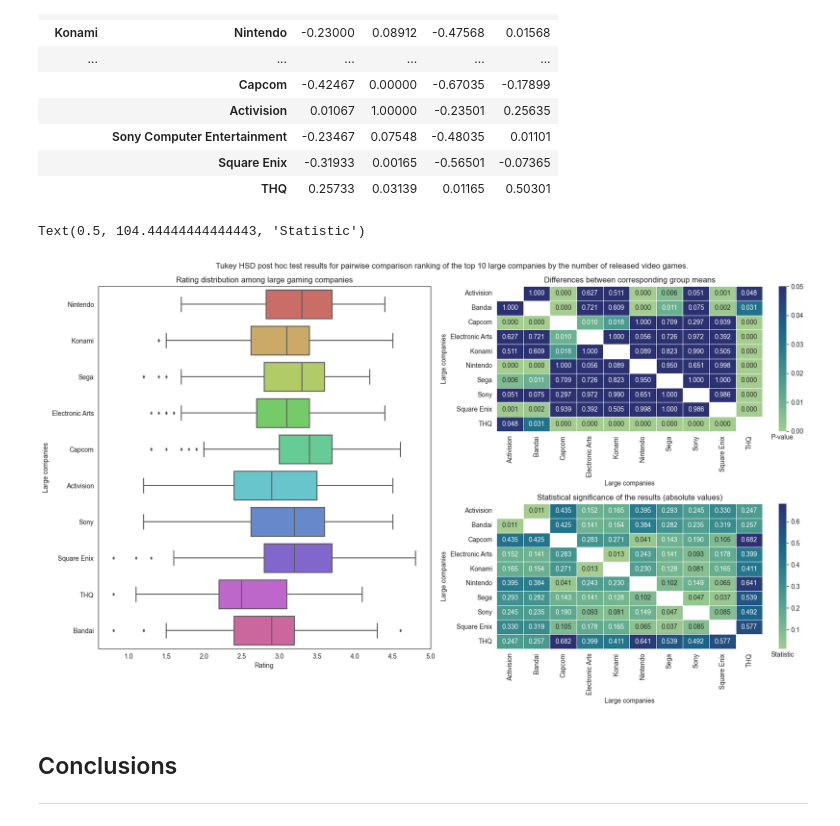
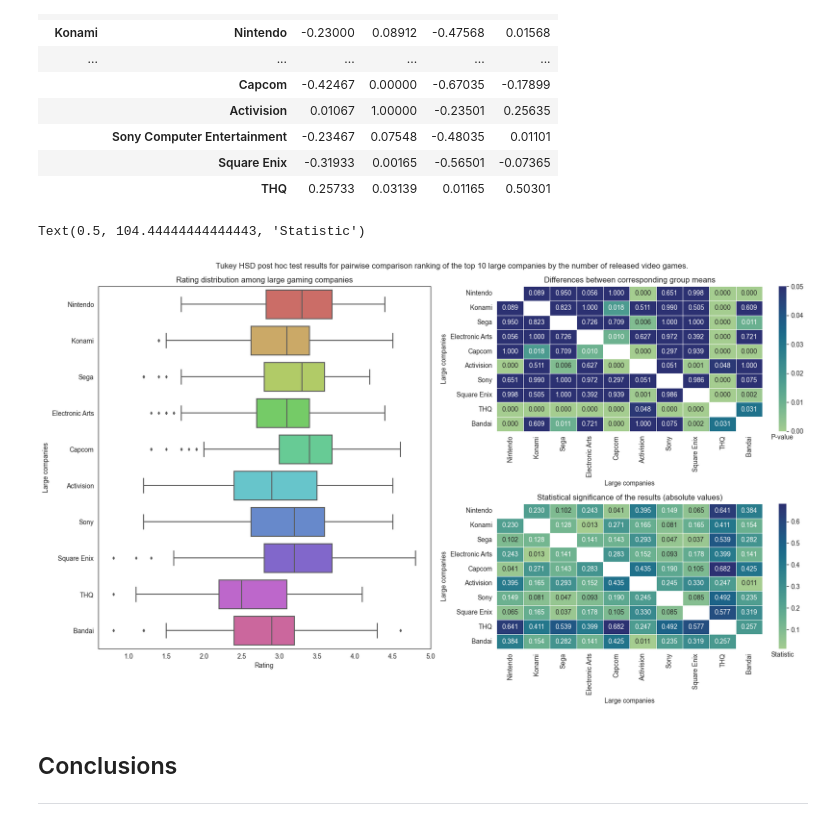
Before and after one commit to GSimonX37/video-games, a Jupyter notebook: notebooks/backloggd_sda.ipynb, the cells around one changed output. Drawn from its saved outputs; the diff is of its cells as text; code cells hidden in the pictures.

Commit message:
File backloggd_sda.ipynb: for the results of the ANOVA test, sorting of the 'heat map' plot data has been added

```diff
--- a/notebooks/backloggd_sda.ipynb
+++ b/notebooks/backloggd_sda.ipynb
@@ -465,6 +476,8 @@ figure, grid = plt.figure(figsize=(20, 10)), GridSpec(2, 2, hspace=0.5, wspace=0
 figure.add_subplot(grid[:, 0])
 figure.add_subplot(grid[0, 1])
 figure.add_subplot(grid[1, 1])
+
+developers = data.loc[~data["indie"], "developers"].value_counts().iloc[:10]
 
 plot_data = samples.unstack().reset_index(level=0).rename(columns={"level_0": "developers", 0: "value"}).replace("Sony Computer Entertainment", "Sony")
 
@@ -475,7 +488,10 @@ sns.boxplot(data=plot_data,
             palette=sns.color_palette('hls', 10),
             fliersize=3)
 
-plot_data = table['p-value'].unstack(0).rename(columns={"Sony Computer Entertainment": "Sony"}, index={"Sony Computer Entertainment": "Sony"})
+plot_data = (table['p-value']
+             .unstack(0)[developers.index]
+             .sort_index(key=lambda x: developers.rank()[x], ascending=False)
+             .rename(columns={"Sony Computer Entertainment": "Sony"}, index={"Sony Computer Entertainment": "Sony"}))
 
 sns.heatmap(data=plot_data,
             ax=figure.axes[1],
@@ -484,35 +500,39 @@ sns.heatmap(data=plot_data,
             fmt=".3f",
             cmap="crest",
             vmax=0.05)
 
-plot_data = table['statistic'].unstack(0).rename(columns={"Sony Computer Entertainment": "Sony"}, index={"Sony Computer Entertainment": "Sony"}).abs()
+plot_data = (table['statistic']
+             .unstack(0)[developers.index]
+             .sort_index(key=lambda x: developers.rank()[x], ascending=False)
+             .rename(columns={"Sony Computer Entertainment": "Sony"}, index={"Sony Computer Entertainment": "Sony"})
+             .abs())
 
 sns.heatmap(data=plot_data,
             ax=figure.axes[2],
             annot=True,
             linewidths=.5,
             fmt=".3f",
             cmap="crest")
 
 figure.suptitle('Tukey HSD post hoc test results for pairwise comparison ranking of the top 10 large companies by the number of released video games.', y=0.93)
 
 figure.axes[0].set_title('Rating distribution among large gaming companies')
 figure.axes[0].set_xlabel('Rating')
 figure.axes[0].set_ylabel('Large companies')
 
 figure.axes[1].set_title('Differences between corresponding group means')
 figure.axes[1].set_xlabel('Large companies')
 figure.axes[1].set_ylabel('Large companies')
 
 figure.axes[2].set_title('Statistical significance of the results (absolute values)')
 figure.axes[2].set_xlabel('Large companies')
 figure.axes[2].set_ylabel('Large companies')
 
 figure.axes[3].set_xlabel('P-value')
 figure.axes[4].set_xlabel('Statistic')
 # %% [output]
 Text(0.5, 104.44444444444443, 'Statistic')
-[figure, old version]
+[figure, new version]
 # %% [markdown]
 ## <a id=conclusions>Conclusions</a>
 ***
```
Also changed, not shown: parts of 2 cells of this notebook.
